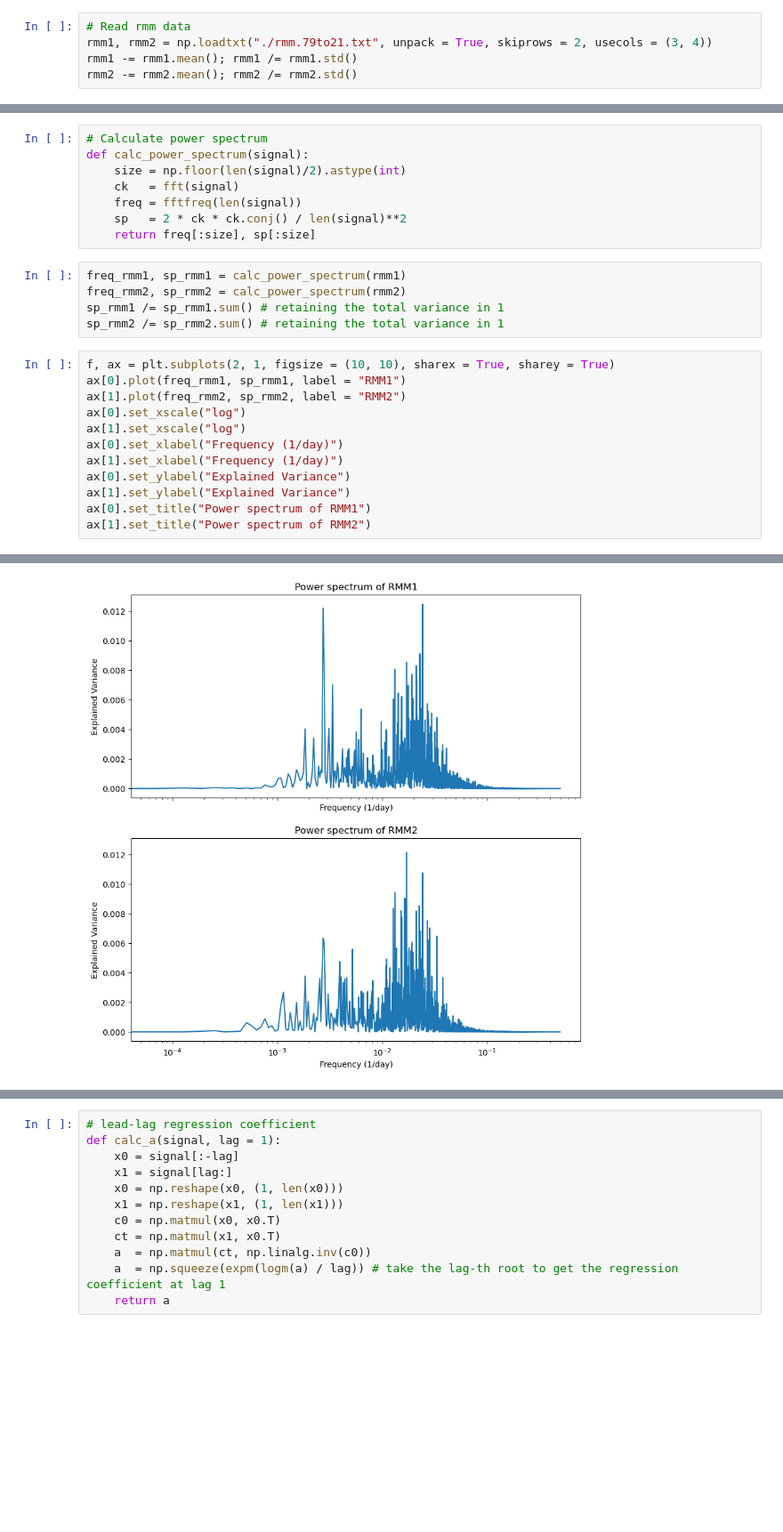
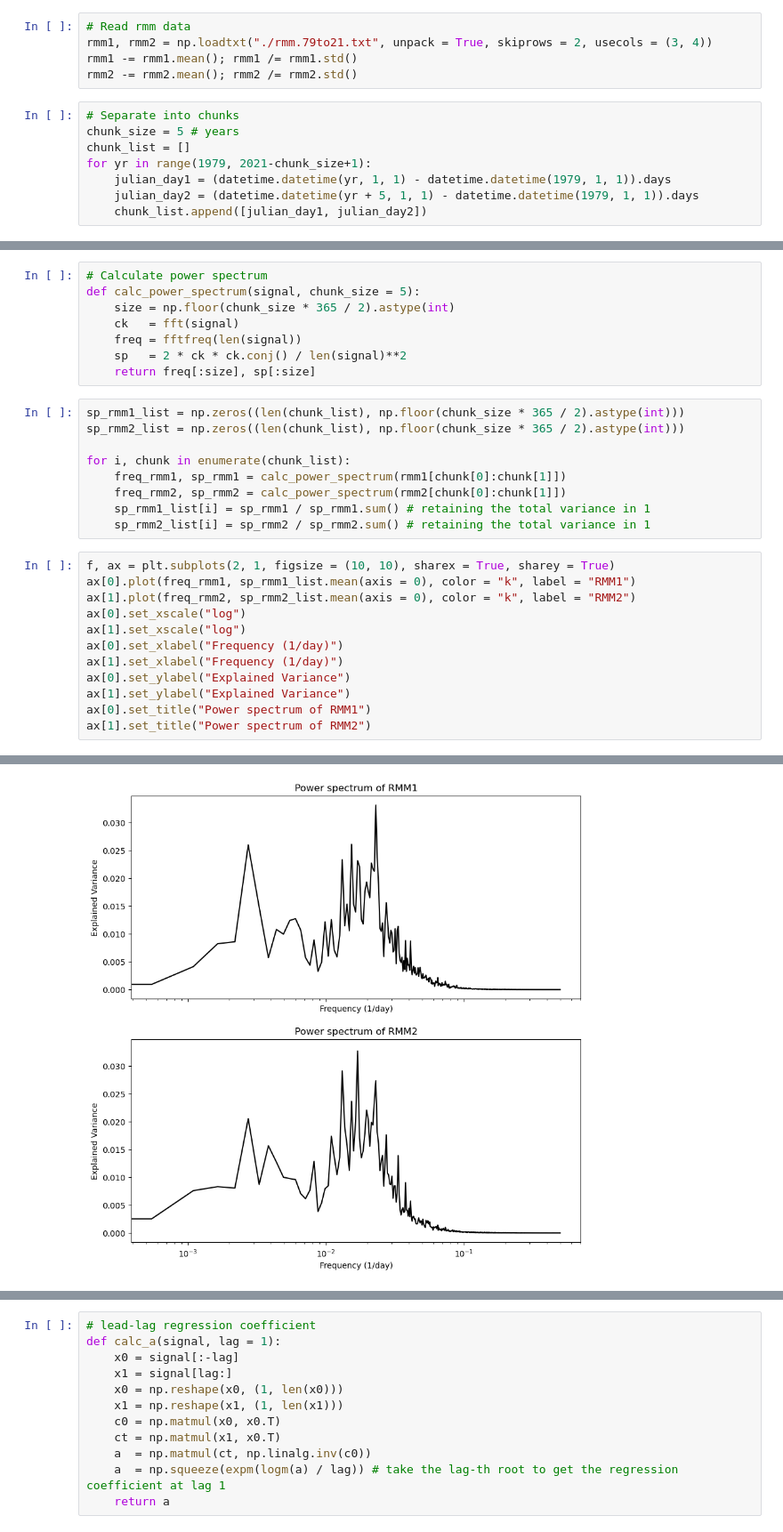
Before and after one commit to Prcpltwfkwd-TW/Power_Spectrum_Analysis, a Jupyter notebook: power_spectrum.ipynb, the cells around one changed output, grey strips where cells are left out. Shown at 89% size. Saved outputs shown, nothing was run; the diff lists cells and outputs as text; blank space fills up the shorter version.

```diff
--- a/power_spectrum.ipynb
+++ b/power_spectrum.ipynb
@@ -34,3 +36,11 @@ We start from the power spectrum of Realtime Multivariate MJO index (RMM index),
 rmm1, rmm2 = np.loadtxt("./rmm.79to21.txt", unpack = True, skiprows = 2, usecols = (3, 4))
 rmm1 -= rmm1.mean(); rmm1 /= rmm1.std()
 rmm2 -= rmm2.mean(); rmm2 /= rmm2.std()
+# %%
+# Separate into chunks
+chunk_size = 5 # years
+chunk_list = []
+for yr in range(1979, 2021-chunk_size+1):
+    julian_day1 = (datetime.datetime(yr, 1, 1) - datetime.datetime(1979, 1, 1)).days
+    julian_day2 = (datetime.datetime(yr + 5, 1, 1) - datetime.datetime(1979, 1, 1)).days
+    chunk_list.append([julian_day1, julian_day2])
@@ -37,31 +51,35 @@ rmm2 -= rmm2.mean(); rmm2 /= rmm2.std()
 # %%
 # Calculate power spectrum
-def calc_power_spectrum(signal):
-    size = np.floor(len(signal)/2).astype(int)
+def calc_power_spectrum(signal, chunk_size = 5):
+    size = np.floor(chunk_size * 365 / 2).astype(int)
     ck   = fft(signal)
     freq = fftfreq(len(signal))
     sp   = 2 * ck * ck.conj() / len(signal)**2
     return freq[:size], sp[:size]
 # %%
-freq_rmm1, sp_rmm1 = calc_power_spectrum(rmm1)
-freq_rmm2, sp_rmm2 = calc_power_spectrum(rmm2)
-sp_rmm1 /= sp_rmm1.sum() # retaining the total variance in 1
-sp_rmm2 /= sp_rmm2.sum() # retaining the total variance in 1
+sp_rmm1_list = np.zeros((len(chunk_list), np.floor(chunk_size * 365 / 2).astype(int)))
+sp_rmm2_list = np.zeros((len(chunk_list), np.floor(chunk_size * 365 / 2).astype(int)))
+
+for i, chunk in enumerate(chunk_list):
+    freq_rmm1, sp_rmm1 = calc_power_spectrum(rmm1[chunk[0]:chunk[1]])
+    freq_rmm2, sp_rmm2 = calc_power_spectrum(rmm2[chunk[0]:chunk[1]])
+    sp_rmm1_list[i] = sp_rmm1 / sp_rmm1.sum() # retaining the total variance in 1
+    sp_rmm2_list[i] = sp_rmm2 / sp_rmm2.sum() # retaining the total variance in 1
 # %%
 f, ax = plt.subplots(2, 1, figsize = (10, 10), sharex = True, sharey = True)
-ax[0].plot(freq_rmm1, sp_rmm1, label = "RMM1")
-ax[1].plot(freq_rmm2, sp_rmm2, label = "RMM2")
+ax[0].plot(freq_rmm1, sp_rmm1_list.mean(axis = 0), color = "k", label = "RMM1")
+ax[1].plot(freq_rmm2, sp_rmm2_list.mean(axis = 0), color = "k", label = "RMM2")
 ax[0].set_xscale("log")
 ax[1].set_xscale("log")
 ax[0].set_xlabel("Frequency (1/day)")
 ax[1].set_xlabel("Frequency (1/day)")
 ax[0].set_ylabel("Explained Variance")
 ax[1].set_ylabel("Explained Variance")
 ax[0].set_title("Power spectrum of RMM1")
 ax[1].set_title("Power spectrum of RMM2")
 # %% [output]
 Text(0.5, 1.0, 'Power spectrum of RMM2')
-[figure, old version]
+[figure, new version]
 # %% [markdown]
 ## Red noise
 
```
Also changed, not shown: parts of 10 cells of this notebook.
